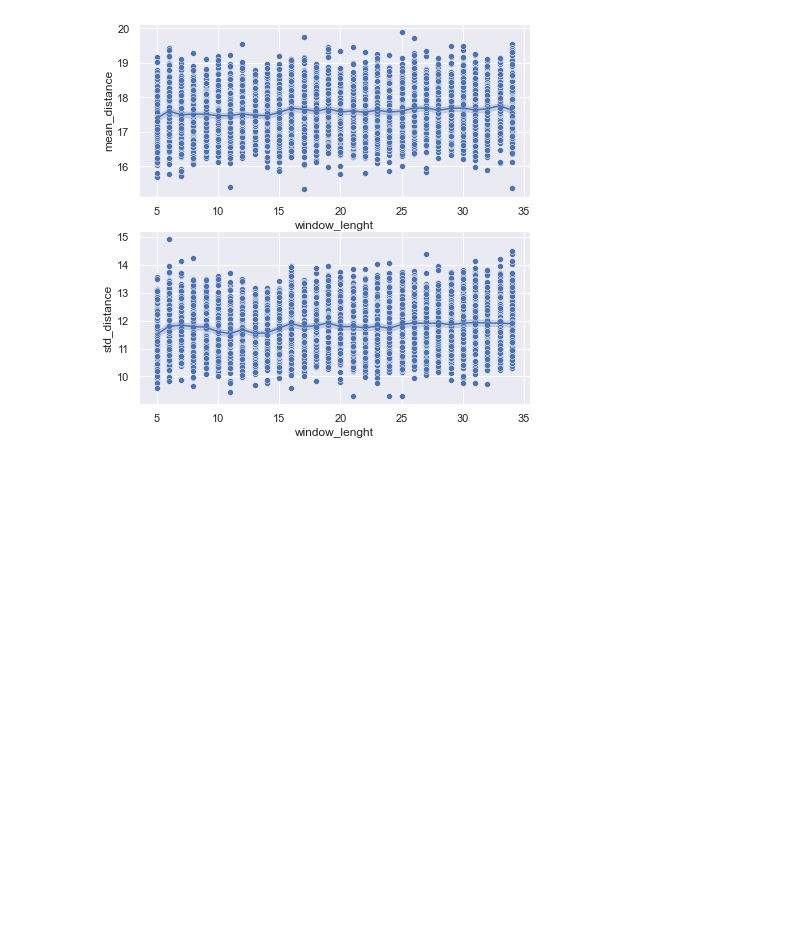
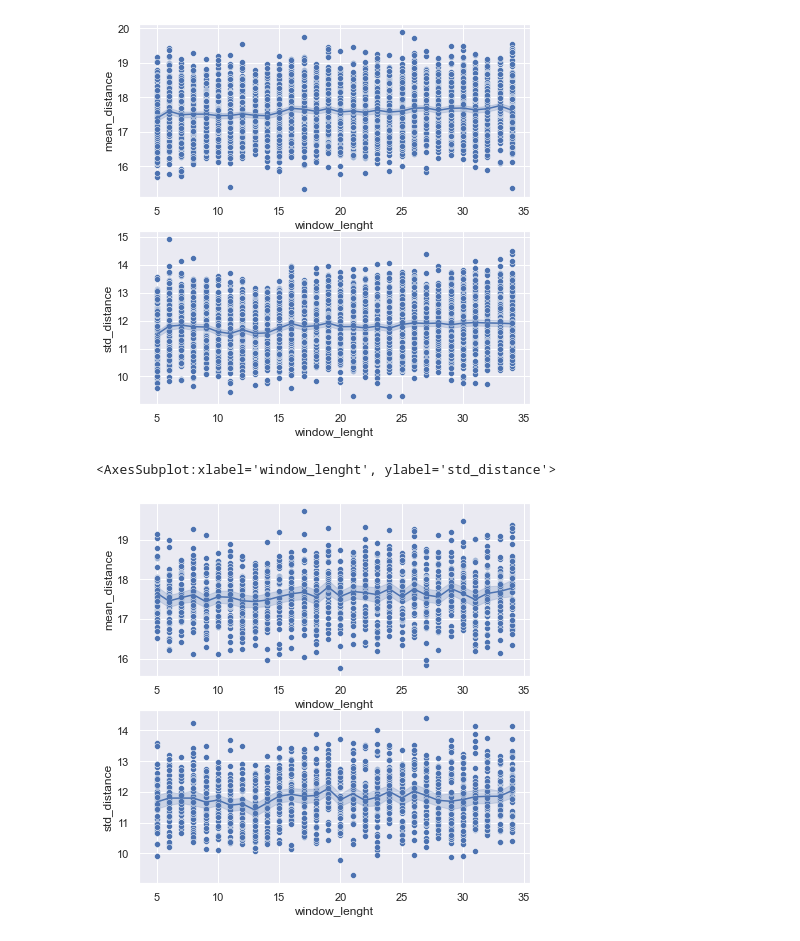
Before and after one commit to PolarWandering/Young_CEED, a Jupyter notebook: Cross-Validation.ipynb, the cells around one changed output. Saved outputs shown, nothing was run; the diff lists cells and outputs as text; code cells hidden in the pictures; blank space fills up the shorter version.

```diff
--- a/Cross-Validation.ipynb
+++ b/Cross-Validation.ipynb
@@ -181,3 +238,15 @@ kneedle = KneeLocator(x, y, S=1.0,
 kneedle.knee
 # %% [output]
 15.0
+# %%
+from kneed import DataGenerator, KneeLocator
+
+
+y = s(np.arange(10,30,1))
+x = np.arange(10,30,1)
+
+kneedle = KneeLocator(x, y, S=1.0,
+                      interp_method="polynomial", polynomial_degree = 4,
+                      curve="convex", direction="decreasing")
+
+print(round(kneedle.knee, 3))
@@ -308,3 +391,27 @@ sns.lineplot(x="window_lenght", y="std_distance",
 # %% [output]
 <AxesSubplot:xlabel='window_lenght', ylabel='std_distance'>
 [figure]
+# %%
+df = df_ensemble[df_ensemble['step_size']==2]
+# %%
+sns.set_theme(style="darkgrid")
+fig, ax = plt.subplots(2,1, figsize=(7,7))
+
+sns.scatterplot(x="window_lenght", y="mean_distance",
+             data=df,
+             ax = ax[0], legend = True, palette='GnBu_d')
+
+sns.lineplot(x="window_lenght", y="mean_distance",
+             data=df,
+             ax = ax[0], legend = True, palette='GnBu_d')
+
+sns.scatterplot(x="window_lenght", y="std_distance",
+             data=df,
+             ax = ax[1], legend = True, palette='GnBu_d')
+
+sns.lineplot(x="window_lenght", y="std_distance",
+             data=df,
+             ax = ax[1], legend = True, palette='GnBu_d')
+# %% [output]
+<AxesSubplot:xlabel='window_lenght', ylabel='std_distance'>
+[figure, added]
```
Also changed, not shown: parts of 5 cells of this notebook.
